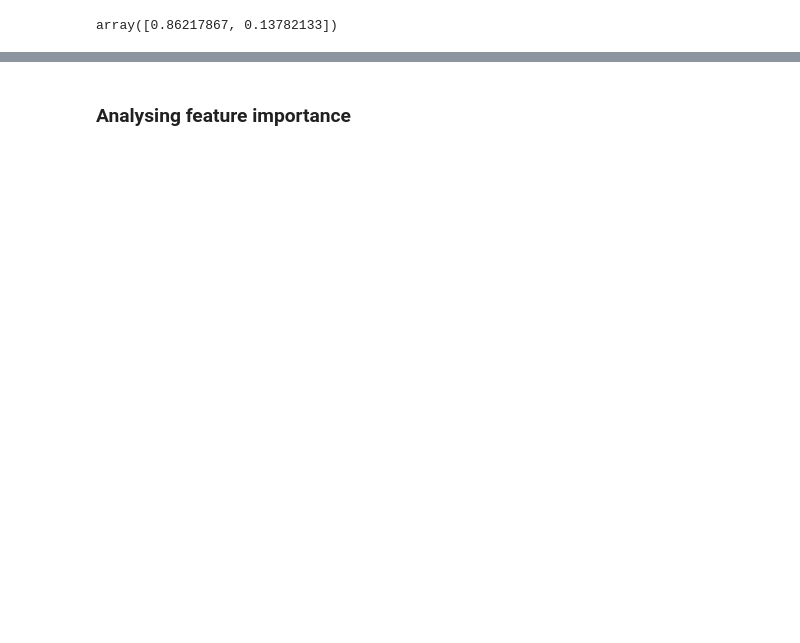
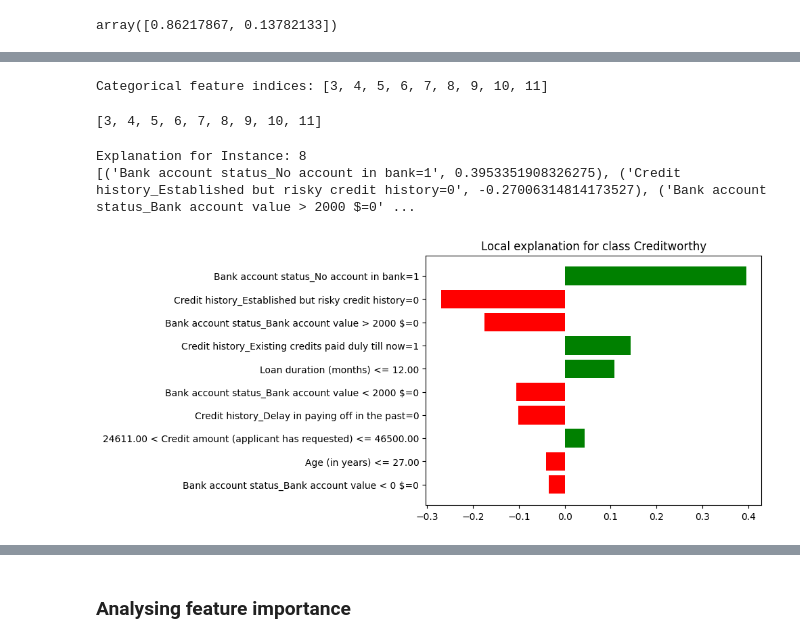
Before and after one commit to Dudnik-Ilia/glocalx, a Jupyter notebook: glocalx.ipynb, the cells around one changed output, grey strips where cells are left out. Drawn from its saved outputs; the diff is of its cells as text; code cells hidden in the pictures; blank space fills up the shorter version.

```diff
--- a/glocalx.ipynb
+++ b/glocalx.ipynb
@@ -134,8 +134,8 @@ feature_names = X.columns
 
 importance_df = pd.DataFrame({'Feature': feature_names, 'Importance': importances}).sort_values(by='Importance', ascending=False)
 
-N_FEATURES = 11
-THRESHOLD = 0.55
+N_FEATURES = 5
+THRESHOLD = 0.58
 
 top_features = importance_df.head(N_FEATURES)
 
@@ -179,7 +179,7 @@ feature_transformations = {
         "value_mapping": {
             "A14": "No account in bank",
             "A11": "Bank account value < 0 $",
-            "A12": "Bank account value > 0 $",
+            "A12": "Bank account value < 2000 $",
             "A13": "Bank account value > 2000 $",
         },
     },
@@ -352,0 +394,57 @@ array([0.86217867, 0.13782133])
+# %%
+# List column names
+feature_names = X_cut_test.columns.tolist()
+
+# Define categorical feature indices (based on column positions)
+categorical_features = [
+    feature_names.index(col) for col in feature_names
+    if col.startswith("Bank account status_") or col.startswith("Credit history_")
+]
+
+# Print to verify
+print("Categorical feature indices:", categorical_features)
+# %% [output]
+Categorical feature indices: [3, 4, 5, 6, 7, 8, 9, 10, 11]
+# %%
+categorical_features
+# %% [output]
+[3, 4, 5, 6, 7, 8, 9, 10, 11]
+# %%
+import warnings
+warnings.simplefilter(action='ignore', category=FutureWarning)
+warnings.simplefilter(action='ignore', category=UserWarning)
+
+import lime
+import lime.lime_tabular
+
+
+instance_idx = 8
+instance = X_cut_test.iloc[instance_idx]
+
+# Create a LIME explainer
+explainer = lime.lime_tabular.LimeTabularExplainer(
+    training_data=np.array(X_cut_train),
+    feature_names=X_cut_train.columns.tolist(),
+    categorical_features=categorical_features,
+    discretize_continuous=True, # Make continuous features categorical ones
+    class_names=['Not Creditworthy', 'Creditworthy'],
+    mode="classification",
+    random_state = 42
+)
+
+# Explain the model's prediction for the selected instance
+exp = explainer.explain_instance(
+    data_row=instance,
+    predict_fn=rf_cut.predict_proba
+)
+# %%
+print("Explanation for Instance:", instance_idx)
+print(exp.as_list())
+
+# exp.show_in_notebook()
+exp.as_pyplot_figure()
+plt.show()
+# %% [output]
+Explanation for Instance: 8
+[('Bank account status_No account in bank=1', 0.3953351908326275), ('Credit history_Established but risky credit history=0', -0.27006314814173527), ('Bank account status_Bank account value > 2000 $=0' ...
+[figure, added]
```
Also changed, not shown: parts of 50 cells of this notebook, 8 other files.
